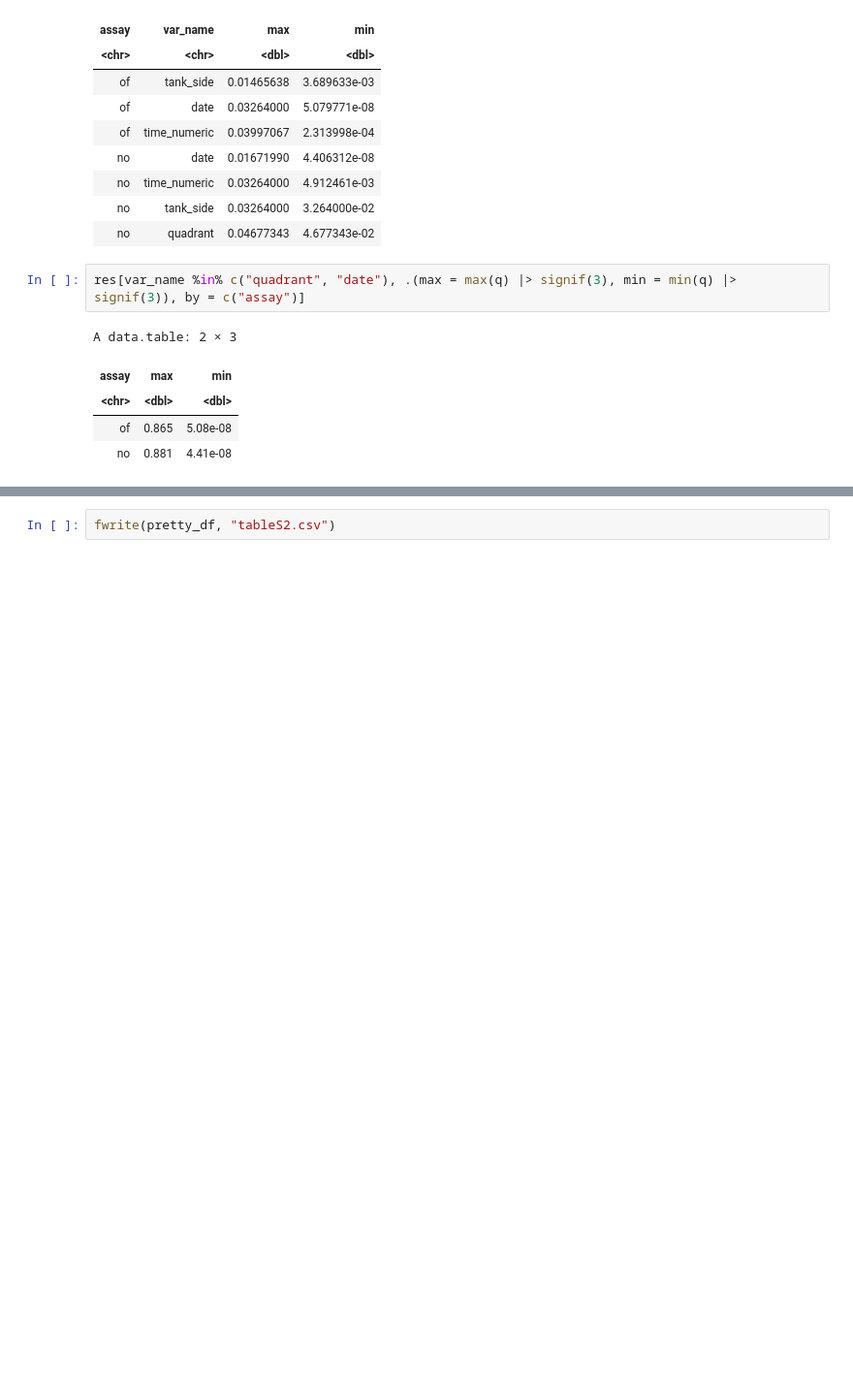
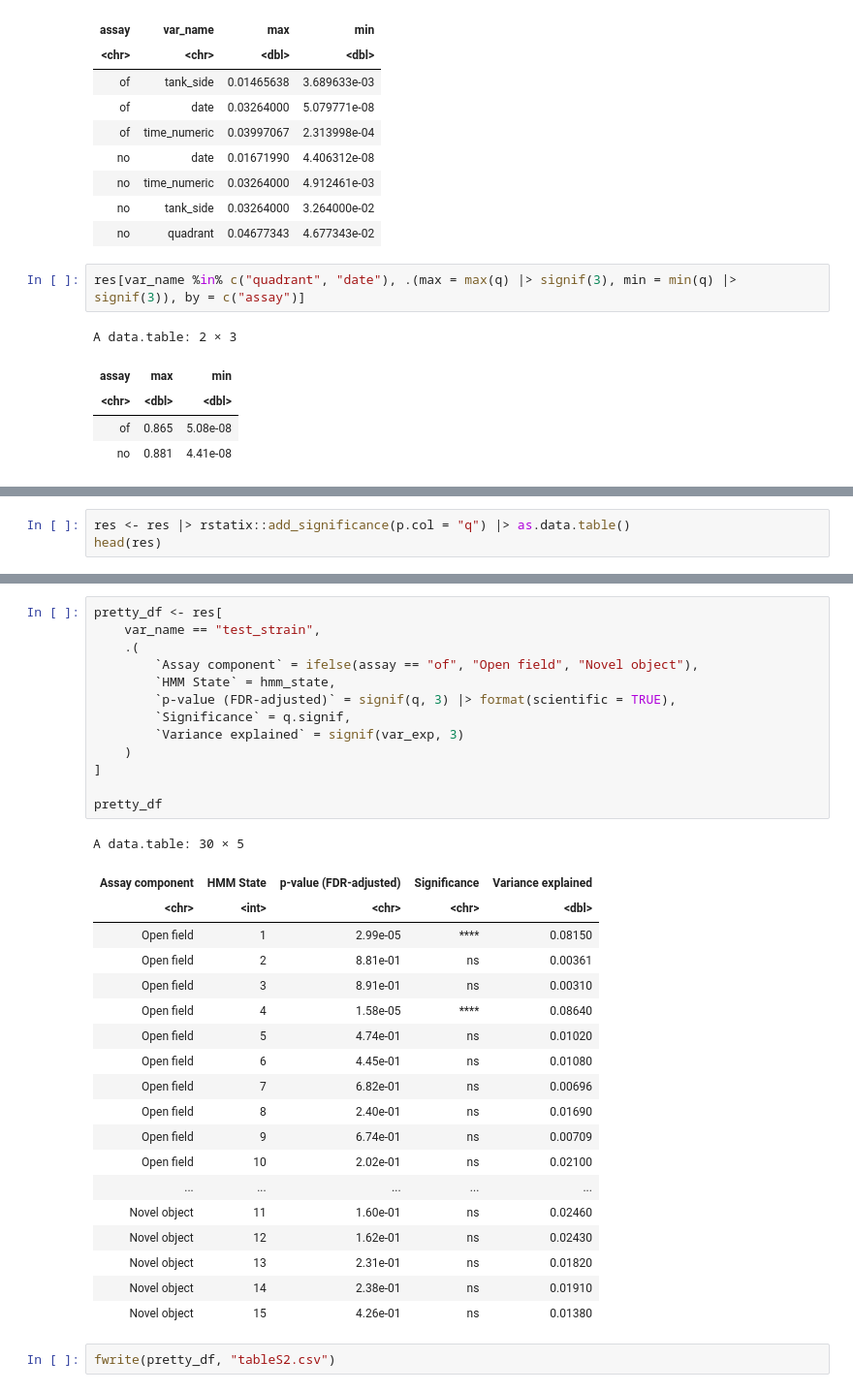
Before and after one commit to birneylab/medaka_behaviour_pilot, a Jupyter notebook: figures_and_tables/tableS2/tableS2.ipynb, the cells around one changed output, grey strips where cells are left out. Shown at 97% size. Cells and saved outputs as stored; diff of their text form; blank space fills up the shorter version.

```diff
--- a/figures_and_tables/tableS2/tableS2.ipynb
+++ b/figures_and_tables/tableS2/tableS2.ipynb
@@ -224,0 +193,3 @@ A data.table: 30 × 4
+# %%
+res <- res |> rstatix::add_significance(p.col = "q") |> as.data.table()
+head(res)
@@ -225,2 +206,35 @@ A data.table: 30 × 4
+# %%
+pretty_df <- res[
+    var_name == "test_strain",
+    .(
+        `Assay component` = ifelse(assay == "of", "Open field", "Novel object"),
+        `HMM State` = hmm_state,
+        `p-value (FDR-adjusted)` = signif(q, 3) |> format(scientific = TRUE),
+        `Significance` = q.signif,
+        `Variance explained` = signif(var_exp, 3)
+    )
+]
+
+pretty_df
+# %% [output]
+A data.table: 30 × 5
+| Assay component | HMM State | p-value (FDR-adjusted) | Significance | Variance explained |
+| <chr> | <int> | <chr> | <chr> | <dbl> |
+| Open field | 1 | 2.99e-05 | **** | 0.08150 |
+| Open field | 2 | 8.81e-01 | ns | 0.00361 |
+| Open field | 3 | 8.91e-01 | ns | 0.00310 |
+| Open field | 4 | 1.58e-05 | **** | 0.08640 |
+| Open field | 5 | 4.74e-01 | ns | 0.01020 |
+| Open field | 6 | 4.45e-01 | ns | 0.01080 |
+| Open field | 7 | 6.82e-01 | ns | 0.00696 |
+| Open field | 8 | 2.40e-01 | ns | 0.01690 |
+| Open field | 9 | 6.74e-01 | ns | 0.00709 |
+| Open field | 10 | 2.02e-01 | ns | 0.02100 |
+| ... | ... | ... | ... | ... |
+| Novel object | 11 | 1.60e-01 | ns | 0.02460 |
+| Novel object | 12 | 1.62e-01 | ns | 0.02430 |
+| Novel object | 13 | 2.31e-01 | ns | 0.01820 |
+| Novel object | 14 | 2.38e-01 | ns | 0.01910 |
+| Novel object | 15 | 4.26e-01 | ns | 0.01380 |
 # %%
 fwrite(pretty_df, "tableS2.csv")
```
Also changed, not shown: parts of 3 cells of this notebook, 7 other files.
